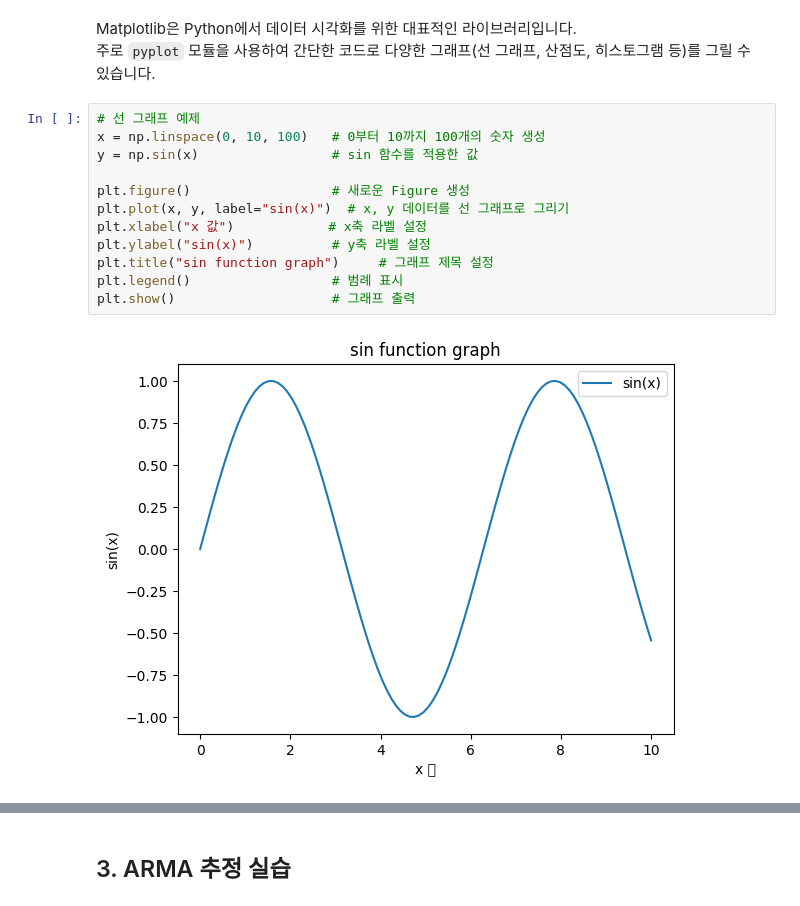
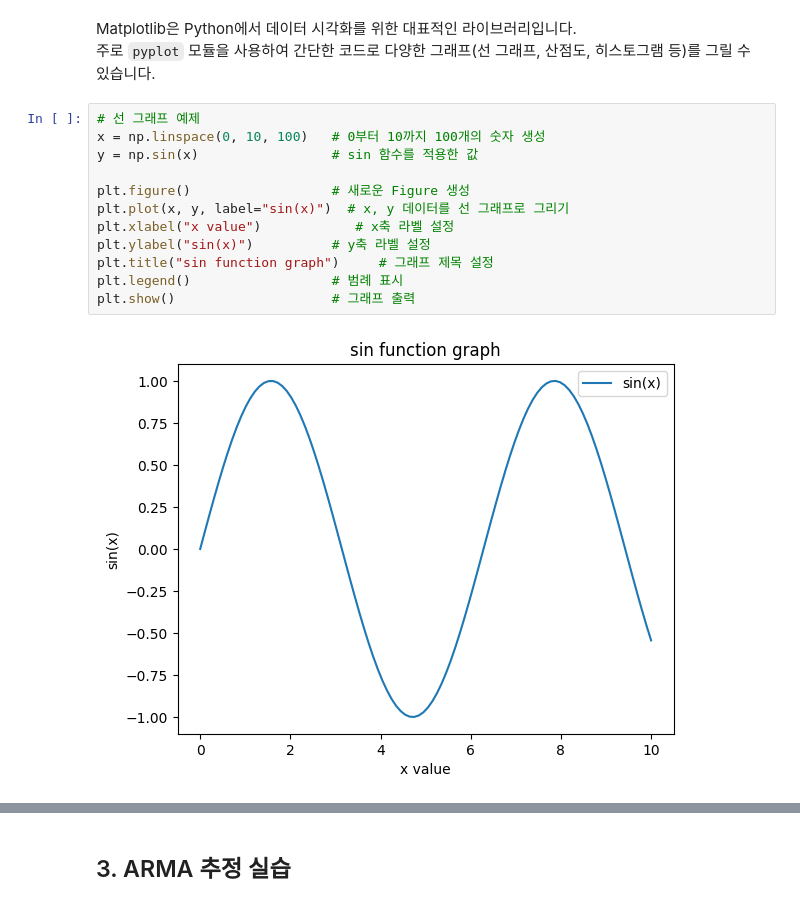
Before and after one commit to minkeymouse/forecasting, a Jupyter notebook: practices/practice1.ipynb, the cells around one changed output, grey strips where cells are left out. Drawn from its saved outputs; the diff is of its cells as text.

```diff
--- a/practices/practice1.ipynb
+++ b/practices/practice1.ipynb
@@ -947,17 +947,17 @@ Matplotlib은 Python에서 데이터 시각화를 위한 대표적인 라이브
 # %%
 # 선 그래프 예제
 x = np.linspace(0, 10, 100)   # 0부터 10까지 100개의 숫자 생성
 y = np.sin(x)                 # sin 함수를 적용한 값
 
 plt.figure()                  # 새로운 Figure 생성
 plt.plot(x, y, label="sin(x)")  # x, y 데이터를 선 그래프로 그리기
-plt.xlabel("x 값")            # x축 라벨 설정
+plt.xlabel("x value")            # x축 라벨 설정
 plt.ylabel("sin(x)")          # y축 라벨 설정
 plt.title("sin function graph")     # 그래프 제목 설정
 plt.legend()                  # 범례 표시
 plt.show()                    # 그래프 출력
 # %% [output]
-[figure, old version]
+[figure, new version]
 # %%
 # 산점도 예제
 x_scatter = np.random.rand(50)  # 0과 1 사이의 랜덤값 50개 생성
```
Also changed, not shown: parts of 3 cells of this notebook.
